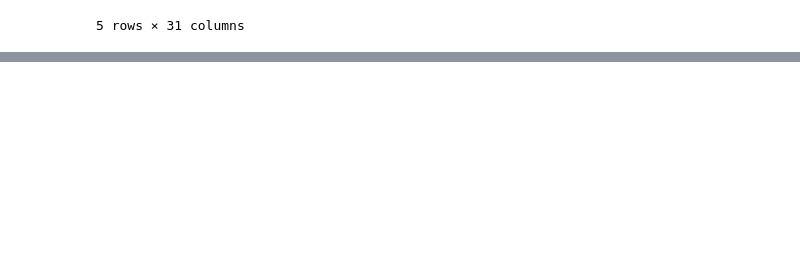
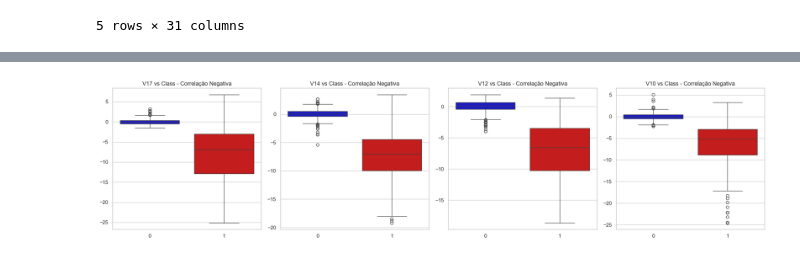
Before and after one commit to HenryCarvalho/Intelligent-Credit-Fraud-Detection-Model, a Jupyter notebook: notebooks/fraude_de_credito.ipynb, the cells around one changed output, grey strips where cells are left out. Saved outputs shown, nothing was run; the diff lists cells and outputs as text; code cells hidden in the pictures; blank space fills up the shorter version.

```diff
--- a/notebooks/fraude_de_credito.ipynb
+++ b/notebooks/fraude_de_credito.ipynb
@@ -195,0 +285,18 @@ df.head()
+# %%
+# Como nossas classes são altamente enviesadas, devemos torná-las equivalentes para termos uma distribuição normal das classes.
+# Vamos embaralhar os dados antes de criar as subamostras.
+
+df = df.sample(frac=1)
+
+# quantidade de classes de fraude 371 linhas.
+
+fraud_df     = df.loc[df['Class'] == 1]
+non_fraud_df = df.loc[df['Class'] == 0][:371]
+
+normal_distribuicao_df = pd.concat([fraud_df, non_fraud_df])
+
+# Embaralhar linhas de dataframe.
+
+new_df = normal_distribuicao_df.sample(frac=1, random_state=42)
+
+new_df.head()
@@ -195,0 +379,23 @@ df.head()
+# %%
+# Configurando os parâmetros da visualização
+fig, axes = plt.subplots(ncols=4, figsize=(20, 5))
+negative_corr_features = ["V17", "V14", "V12", "V10"]
+titles = [
+    "V17 vs Class - Correlação Negativa",
+    "V14 vs Class - Correlação Negativa",
+    "V12 vs Class - Correlação Negativa",
+    "V10 vs Class - Correlação Negativa"
+]
+
+# Gerando os boxplots de forma dinâmica
+for i, feature in enumerate(negative_corr_features):
+    sns.boxplot(x="Class", y=feature, data=new_df, palette=cores, ax=axes[i])
+    axes[i].set_title(titles[i], fontsize=12)
+    axes[i].set_xlabel('')  # Remove o título do eixo x para clareza
+    axes[i].set_ylabel('')  # Remove o título do eixo y para clareza
+
+# Ajuste do layout para evitar sobreposições
+plt.tight_layout()
+plt.show()
+# %% [output]
+[figure, added]
```
Also changed, not shown: parts of 36 cells of this notebook, 1 other file.
